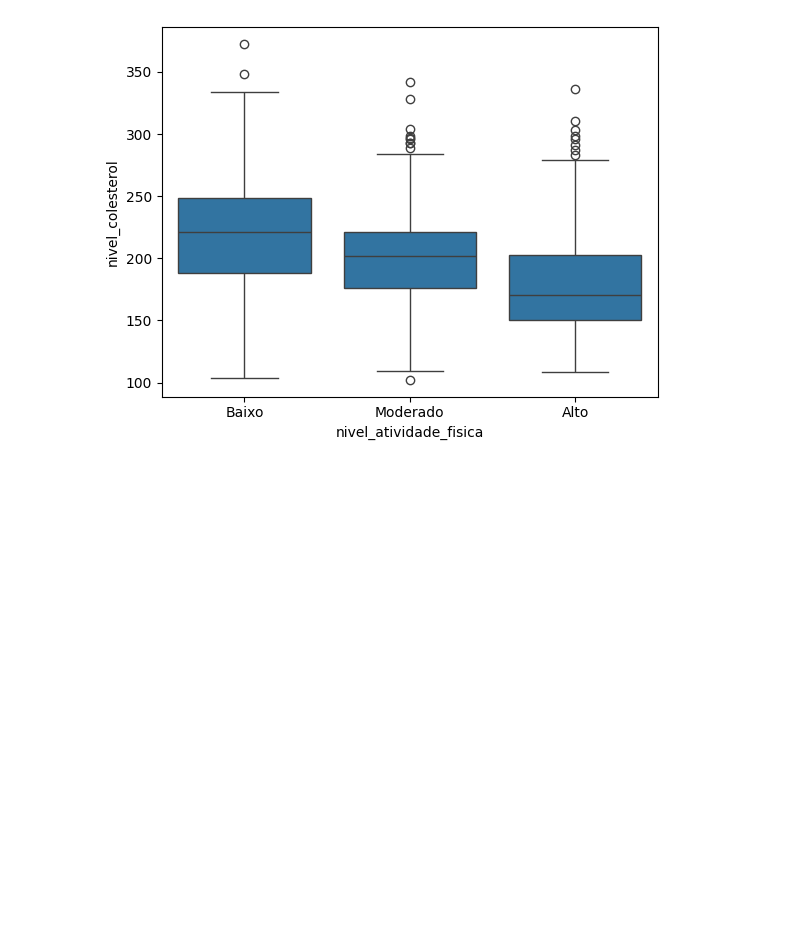
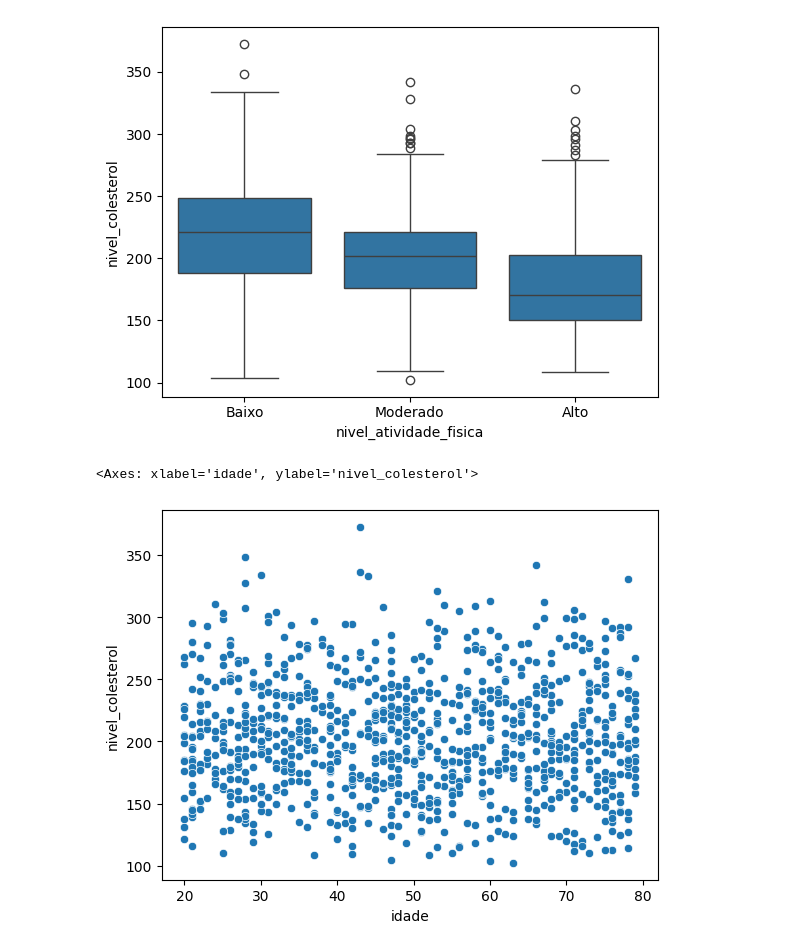
Before and after one commit to angelomedeiros/formacao-ia-regressao-linear-multipla, a Jupyter notebook: modelo_colesterol.ipynb, the cells around one changed output. Drawn from its saved outputs; the diff is of its cells as text; code cells hidden in the pictures; blank space fills up the shorter version.

```diff
--- a/modelo_colesterol.ipynb
+++ b/modelo_colesterol.ipynb
@@ -241,3 +241,9 @@ sns.boxplot(x='nivel_atividade_fisica', y='nivel_colesterol', data=df_colesterol
 # %% [output]
 <Axes: xlabel='nivel_atividade_fisica', ylabel='nivel_colesterol'>
 [figure]
+# %%
+# Cruzamento variáveis numericas com Nivel de colesterol (idade)
+sns.scatterplot(x='idade', y='nivel_colesterol', data=df_colesterol_eda)
+# %% [output]
+<Axes: xlabel='idade', ylabel='nivel_colesterol'>
+[figure, added]
```
Also changed, not shown: parts of 2 cells of this notebook.
